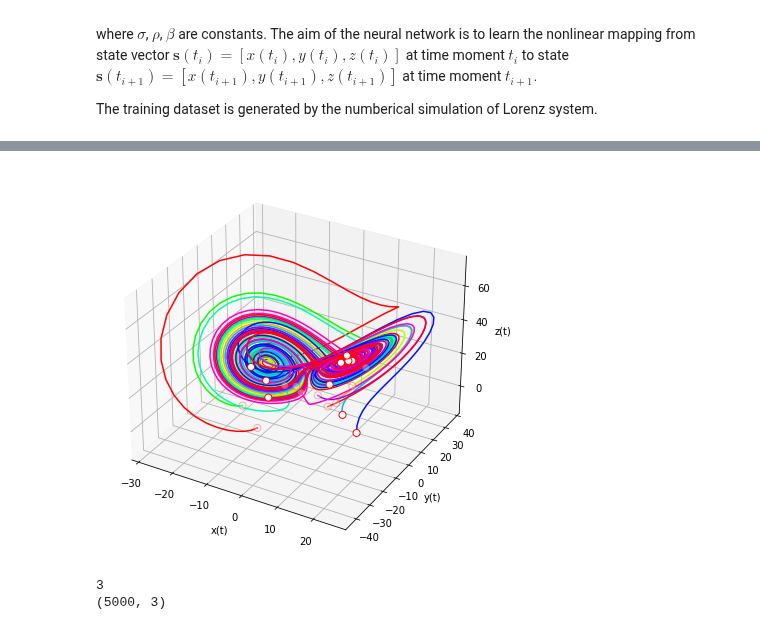
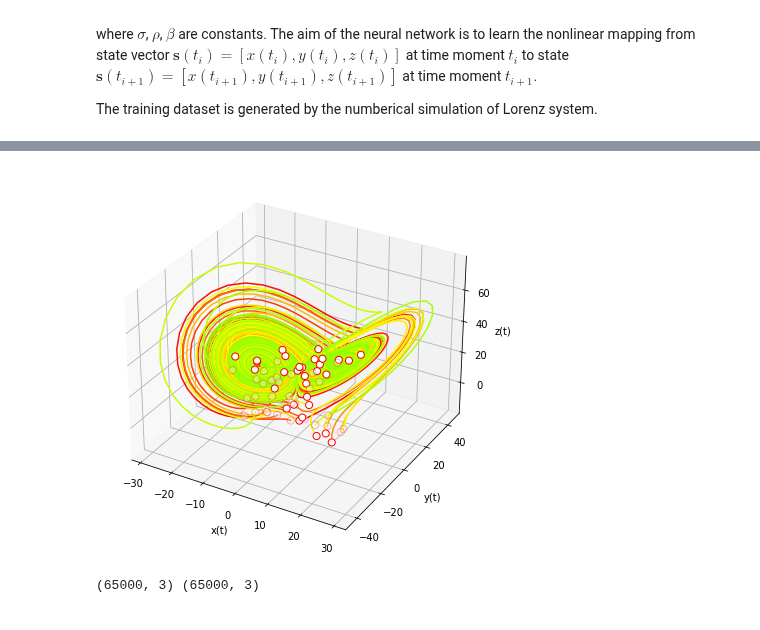
Before and after one commit to denyskononenko/datasciencesnippets, a Jupyter notebook: nn4dynamics/model_lorenz.ipynb, the cells around one changed output, grey strips where cells are left out. Drawn from its saved outputs; the diff is of its cells as text; code cells hidden in the pictures.

```diff
--- a/nn4dynamics/model_lorenz.ipynb
+++ b/nn4dynamics/model_lorenz.ipynb
@@ -33,10 +34,10 @@ def get_lorenz(xyz0: np.ndarray, r: float=28, s: float=10, b: float=8/3) -> np.n
     return np.array([x, y, z])
 # %%
 n_steps = 1000
-n_traject = 10
+n_traject = 130
 dt = 0.01
 
-# generate random points for initial strates
+# generate random points for initial states
 init_states = np.random.uniform(low=-15, high=15, size=(n_traject, 3))
 # generate dataset with trajectories
 xyz = np.zeros((n_steps * n_traject, 3))
@@ -45,15 +46,9 @@ for j in range(n_traject):
     for i in range(n_steps-1):
         if i % (n_steps + 1) == 0:
             xyz[i + j * n_steps] = init_states[j]
-            print(i + j * n_steps)
+            # print(i + j * n_steps)
         dot_xyz = get_lorenz(xyz[i + j * n_steps])
         xyz[i + j * n_steps + 1] = xyz[i + j * n_steps] + dt * dot_xyz
 
-print(init_states)
 print(xyz.shape)
-print(xyz[0])
-print(xyz[1000])
-print(xyz[2000])
-print(xyz[3000])
-print(xyz[4000])
 # %% [output]
@@ -77,25 +56,23 @@ print(xyz[4000])
 # %%
 cmap = plt.cm.get_cmap('hsv', n_traject)
 # display attractor
 fig = plt.figure(figsize = (10, 7))
 ax = plt.axes(projection="3d")
-for k in range(n_traject):
+for k in range(int(n_traject * 0.25)):
     ax.plot(xyz[n_steps * k : n_steps * k + n_steps - 1, 0], xyz[n_steps * k : n_steps * k + n_steps - 1, 1], xyz[n_steps * k : n_steps * k + n_steps - 1, 2], color=cmap(k))
     ax.scatter(xyz[[n_steps * k, n_steps * k + n_steps - 1], 0], xyz[[n_steps * k, n_steps * k + n_steps - 1], 1], xyz[[n_steps * k, n_steps * k + n_steps - 1], 2], marker='o', s=50, facecolor='w', edgecolors='r')
 ax.set_xlabel("x(t)")
 ax.set_ylabel("y(t)")
 ax.set_zlabel("z(t)")
 plt.show()
 # %% [output]
-[figure, old version]
+[figure, new version]
 # %%
 # assemble the training dataset
 X = xyz[::2]
 Y = xyz[1::2]
 
-print(X.shape)
-print(Y.shape)
+print(X.shape, Y.shape)
 # %% [output]
-3
-(5000, 3)
+(65000, 3) (65000, 3)
 # %%
```
Also changed, not shown: parts of 8 cells of this notebook, 1 other file.
